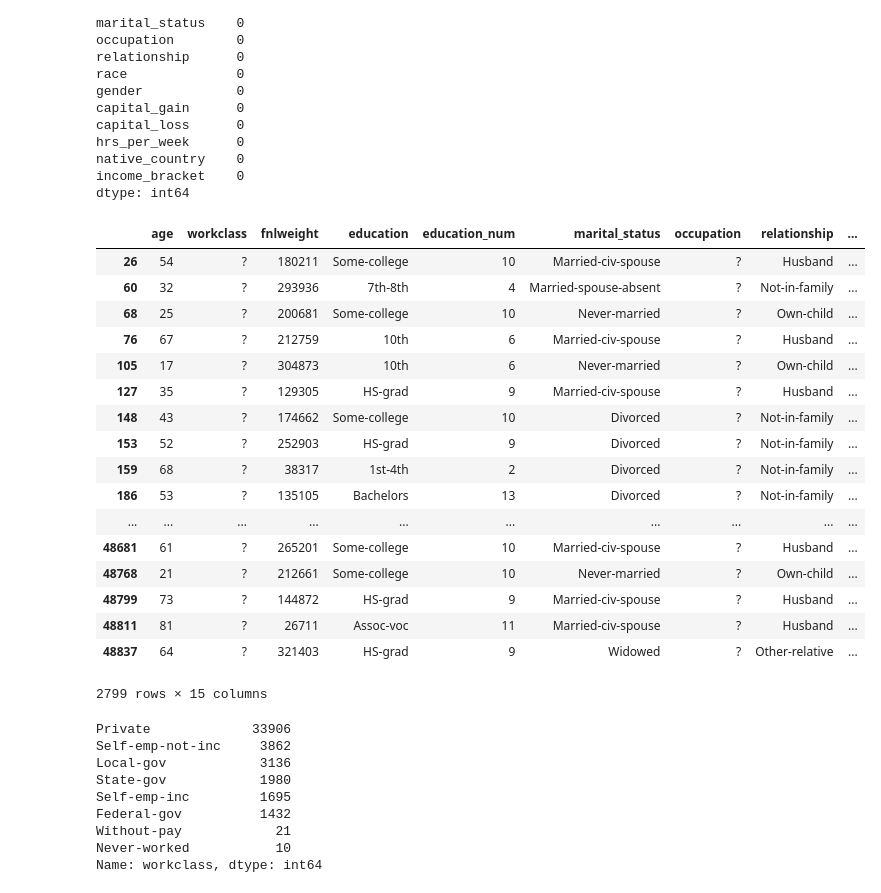
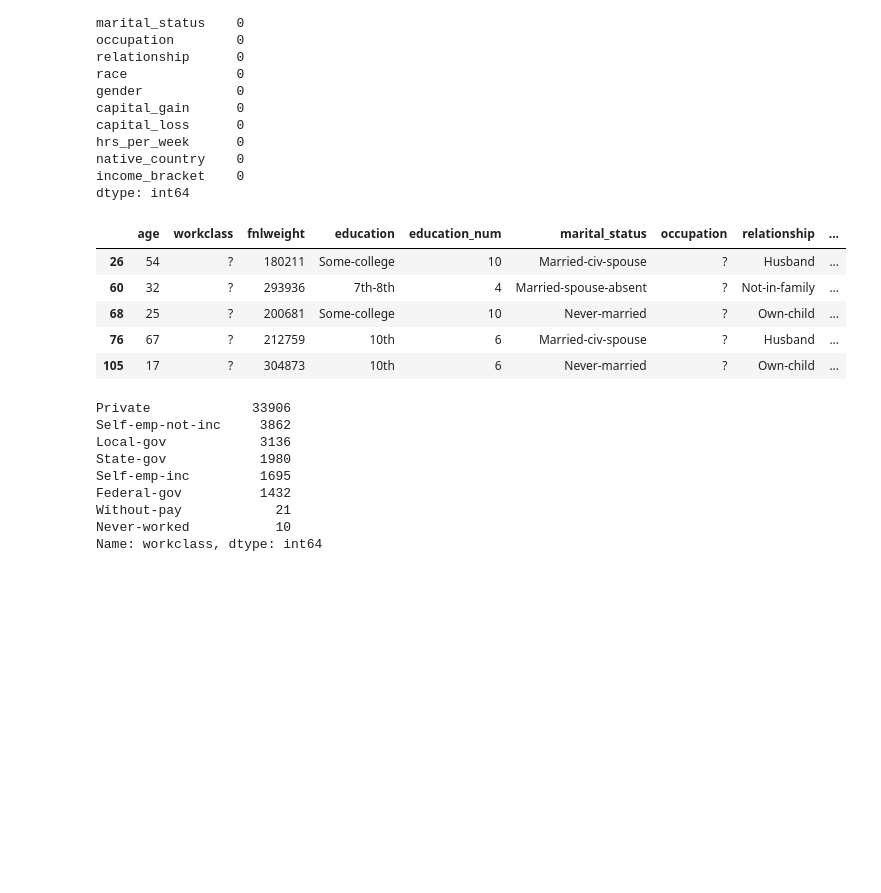
Before and after one commit to jhonyjhony/Final-Project-Part-3, a Jupyter notebook: Final Project.ipynb, the cells around one changed output. Cells and saved outputs as stored; diff of their text form; code cells hidden in the pictures; blank space fills up the shorter version.

```diff
--- a/Final Project.ipynb
+++ b/Final Project.ipynb
@@ -353,26 +342,14 @@ income_bracket    0
 dtype: int64
 # %%
 #checking for missing values denoted by "?" in np series
-income.loc[income['workclass'] == '?']
+income.loc[income['workclass'] == '?'].head()
 # %% [output]
 |  | age | workclass | fnlweight | education | education_num | marital_status | occupation | relationship | ... |
 | 26 | 54 | ? | 180211 | Some-college | 10 | Married-civ-spouse | ? | Husband | ... |
 | 60 | 32 | ? | 293936 | 7th-8th | 4 | Married-spouse-absent | ? | Not-in-family | ... |
 | 68 | 25 | ? | 200681 | Some-college | 10 | Never-married | ? | Own-child | ... |
 | 76 | 67 | ? | 212759 | 10th | 6 | Married-civ-spouse | ? | Husband | ... |
 | 105 | 17 | ? | 304873 | 10th | 6 | Never-married | ? | Own-child | ... |
-| 127 | 35 | ? | 129305 | HS-grad | 9 | Married-civ-spouse | ? | Husband | ... |
-| 148 | 43 | ? | 174662 | Some-college | 10 | Divorced | ? | Not-in-family | ... |
-| 153 | 52 | ? | 252903 | HS-grad | 9 | Divorced | ? | Not-in-family | ... |
-| 159 | 68 | ? | 38317 | 1st-4th | 2 | Divorced | ? | Not-in-family | ... |
-| 186 | 53 | ? | 135105 | Bachelors | 13 | Divorced | ? | Not-in-family | ... |
-| ... | ... | ... | ... | ... | ... | ... | ... | ... | ... |
-| 48681 | 61 | ? | 265201 | Some-college | 10 | Married-civ-spouse | ? | Husband | ... |
-| 48768 | 21 | ? | 212661 | Some-college | 10 | Never-married | ? | Own-child | ... |
-| 48799 | 73 | ? | 144872 | HS-grad | 9 | Married-civ-spouse | ? | Husband | ... |
-| 48811 | 81 | ? | 26711 | Assoc-voc | 11 | Married-civ-spouse | ? | Husband | ... |
-| 48837 | 64 | ? | 321403 | HS-grad | 9 | Widowed | ? | Other-relative | ... |
-2799 rows × 15 columns
 # %%
 #replacing missing values ('?') by np null in dataframe
 income = income.replace(str('?'),np.NaN)
```
Also changed, not shown: parts of 28 cells of this notebook.
